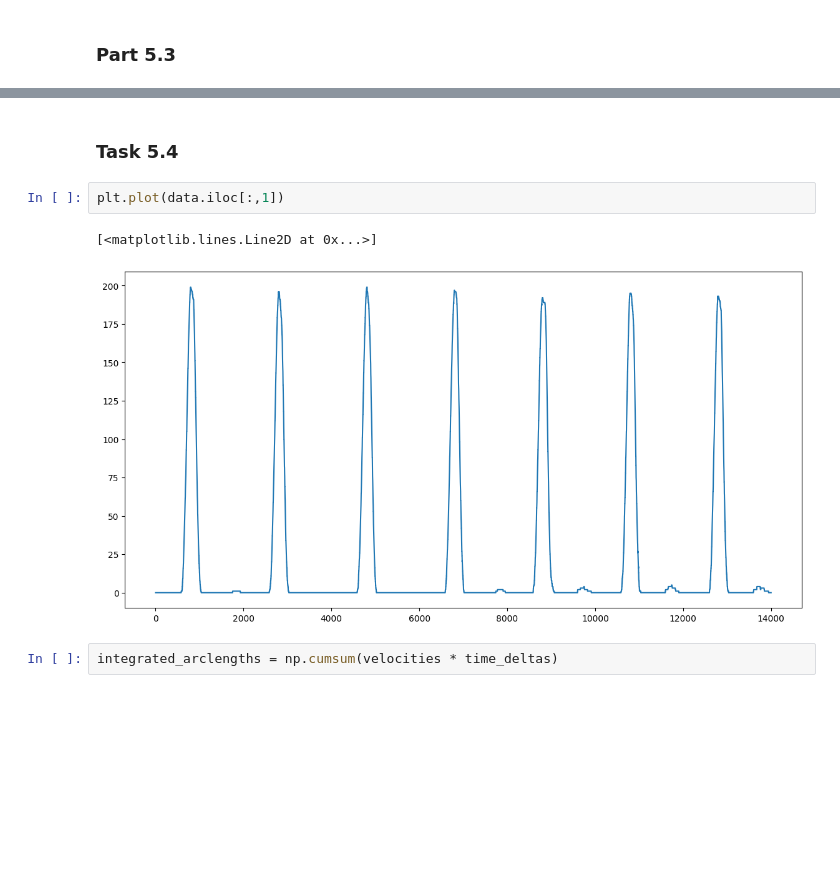
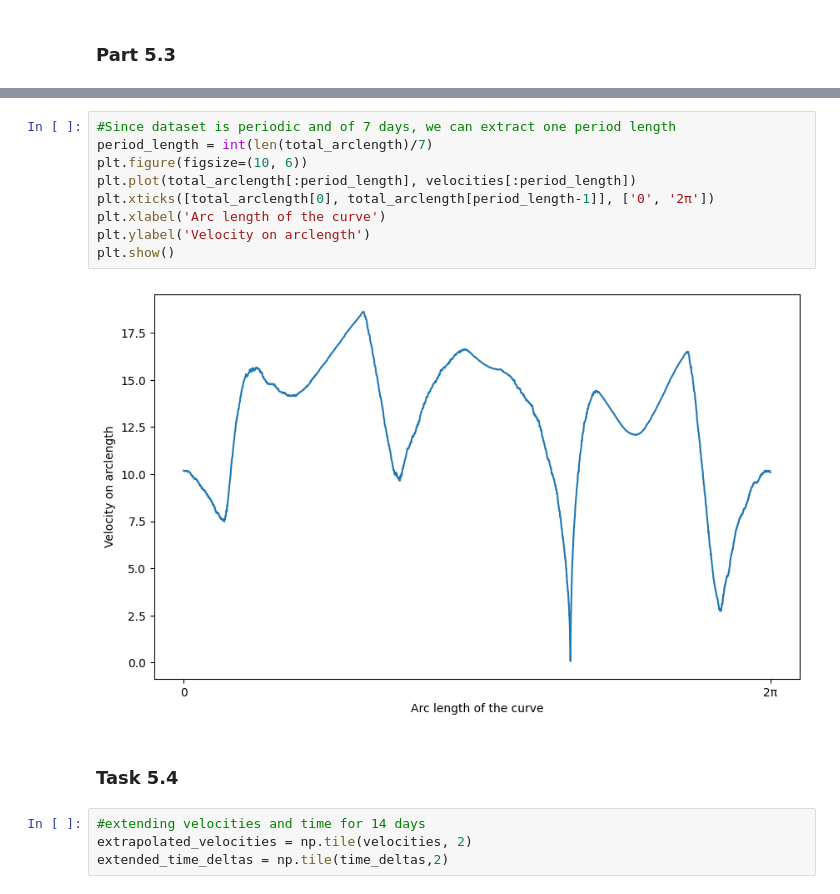
Before and after one commit to mymermer/MLCMS, a Jupyter notebook: Exercise05/task5.ipynb, the cells around one changed output, grey strips where cells are left out. Saved outputs shown, nothing was run; the diff lists cells and outputs as text; blank space fills up the shorter version.

```diff
--- a/Exercise05/task5.ipynb
+++ b/Exercise05/task5.ipynb
@@ -177,10 +130,18 @@ plt.show()
+# %%
+#Since dataset is periodic and of 7 days, we can extract one period length
+period_length = int(len(total_arclength)/7)
+plt.figure(figsize=(10, 6))
+plt.plot(total_arclength[:period_length], velocities[:period_length])
+plt.xticks([total_arclength[0], total_arclength[period_length-1]], ['0', '2π'])
+plt.xlabel('Arc length of the curve')
+plt.ylabel('Velocity on arclength')
+plt.show()
+# %% [output]
+[figure, added]
 # %% [markdown]
 ### Task 5.4
-# %%
-plt.plot(data.iloc[:,1])
-# %% [output]
-[<matplotlib.lines.Line2D at 0x...>]
-[figure, removed]
-# %%
-integrated_arclengths = np.cumsum(velocities * time_deltas)
+# %%
+#extending velocities and time for 14 days
+extrapolated_velocities = np.tile(velocities, 2)
+extended_time_deltas = np.tile(time_deltas,2)
 # %%
```
Also changed, not shown: parts of 18 cells of this notebook.
